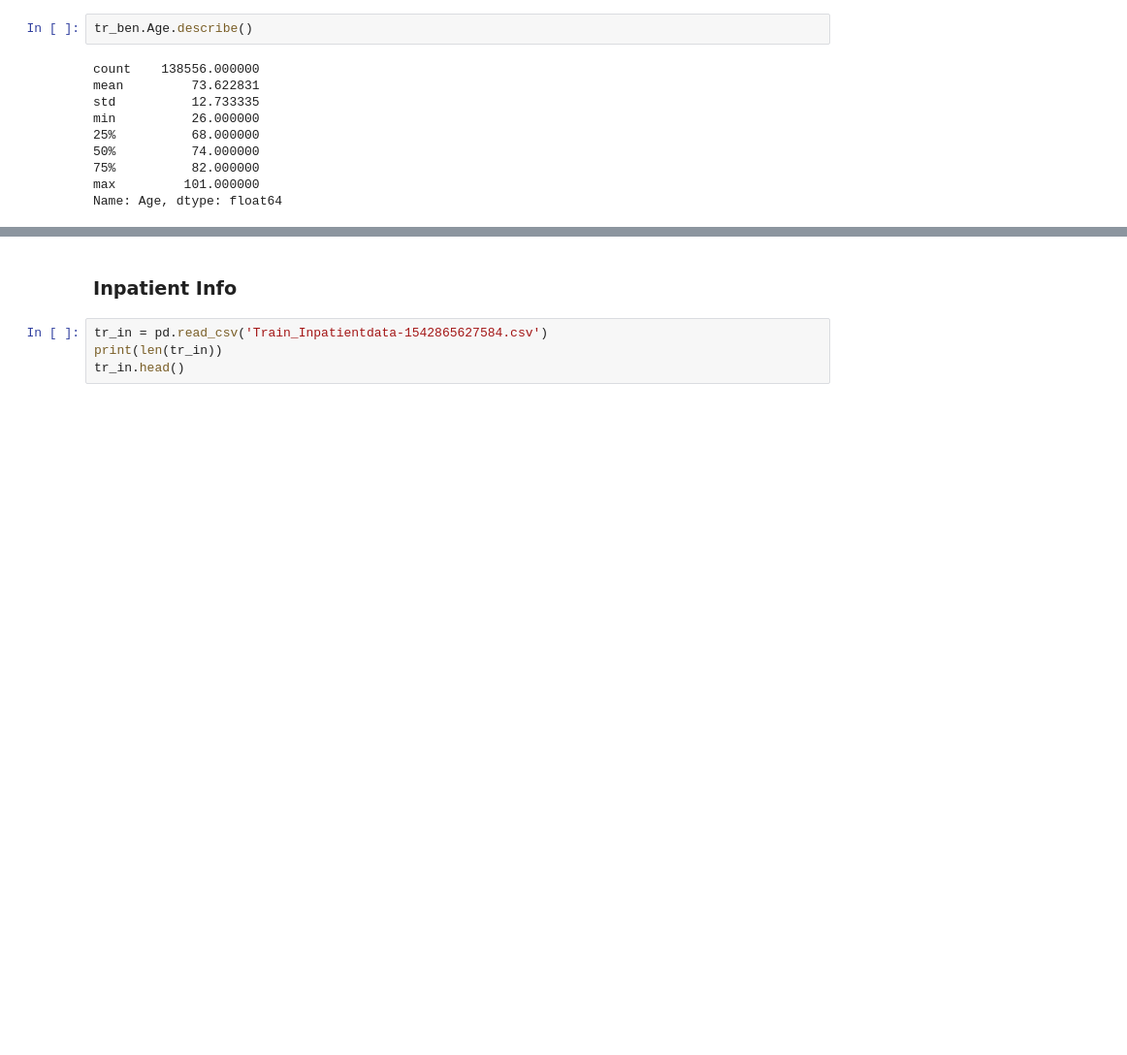
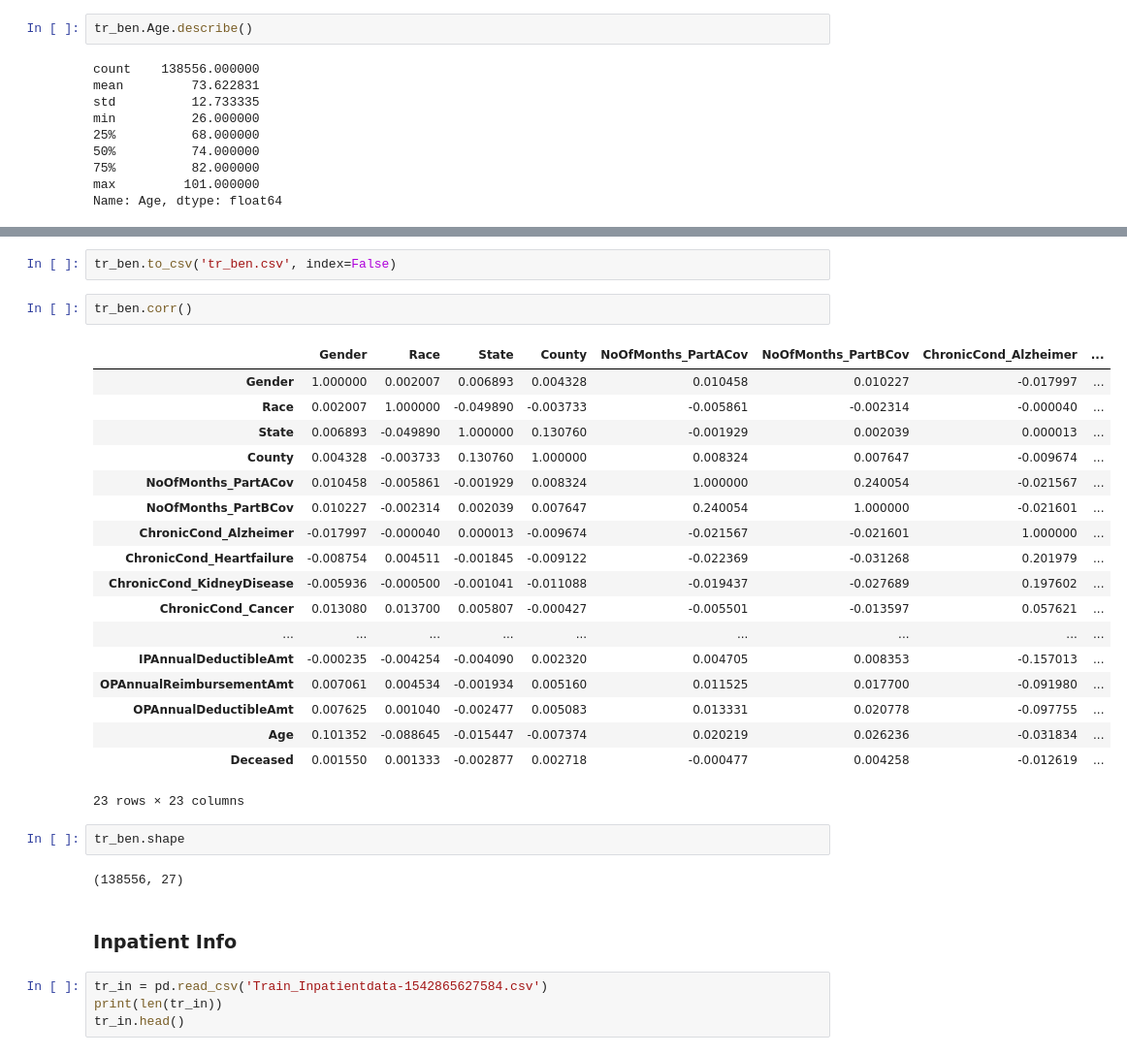
Before and after one commit to whohuhwhat/HC_Prov_Fraud, a Jupyter notebook: Train and Beneficiary.ipynb, the cells around one changed output, grey strips where cells are left out. Shown at 97% size. Drawn from its saved outputs; the diff is of its cells as text; blank space fills up the shorter version.

```diff
--- a/Workbook.ipynb
+++ b/Train and Beneficiary.ipynb
@@ -302,3 +344,30 @@ Name: Age, dtype: float64
+# %%
+tr_ben.to_csv('tr_ben.csv', index=False)
+# %%
+tr_ben.corr()
+# %% [output]
+|  | Gender | Race | State | County | NoOfMonths_PartACov | NoOfMonths_PartBCov | ChronicCond_Alzheimer | ... |
+| Gender | 1.000000 | 0.002007 | 0.006893 | 0.004328 | 0.010458 | 0.010227 | -0.017997 | ... |
+| Race | 0.002007 | 1.000000 | -0.049890 | -0.003733 | -0.005861 | -0.002314 | -0.000040 | ... |
+| State | 0.006893 | -0.049890 | 1.000000 | 0.130760 | -0.001929 | 0.002039 | 0.000013 | ... |
+| County | 0.004328 | -0.003733 | 0.130760 | 1.000000 | 0.008324 | 0.007647 | -0.009674 | ... |
+| NoOfMonths_PartACov | 0.010458 | -0.005861 | -0.001929 | 0.008324 | 1.000000 | 0.240054 | -0.021567 | ... |
+| NoOfMonths_PartBCov | 0.010227 | -0.002314 | 0.002039 | 0.007647 | 0.240054 | 1.000000 | -0.021601 | ... |
+| ChronicCond_Alzheimer | -0.017997 | -0.000040 | 0.000013 | -0.009674 | -0.021567 | -0.021601 | 1.000000 | ... |
+| ChronicCond_Heartfailure | -0.008754 | 0.004511 | -0.001845 | -0.009122 | -0.022369 | -0.031268 | 0.201979 | ... |
+| ChronicCond_KidneyDisease | -0.005936 | -0.000500 | -0.001041 | -0.011088 | -0.019437 | -0.027689 | 0.197602 | ... |
+| ChronicCond_Cancer | 0.013080 | 0.013700 | 0.005807 | -0.000427 | -0.005501 | -0.013597 | 0.057621 | ... |
+| ... | ... | ... | ... | ... | ... | ... | ... | ... |
+| IPAnnualDeductibleAmt | -0.000235 | -0.004254 | -0.004090 | 0.002320 | 0.004705 | 0.008353 | -0.157013 | ... |
+| OPAnnualReimbursementAmt | 0.007061 | 0.004534 | -0.001934 | 0.005160 | 0.011525 | 0.017700 | -0.091980 | ... |
+| OPAnnualDeductibleAmt | 0.007625 | 0.001040 | -0.002477 | 0.005083 | 0.013331 | 0.020778 | -0.097755 | ... |
+| Age | 0.101352 | -0.088645 | -0.015447 | -0.007374 | 0.020219 | 0.026236 | -0.031834 | ... |
+| Deceased | 0.001550 | 0.001333 | -0.002877 | 0.002718 | -0.000477 | 0.004258 | -0.012619 | ... |
+23 rows × 23 columns
+# %%
+tr_ben.shape
+# %% [output]
+(138556, 27)
 # %% [markdown]
 ### Inpatient Info
 # %%
```
Also changed, not shown: parts of 5 cells of this notebook, 2 other files.
